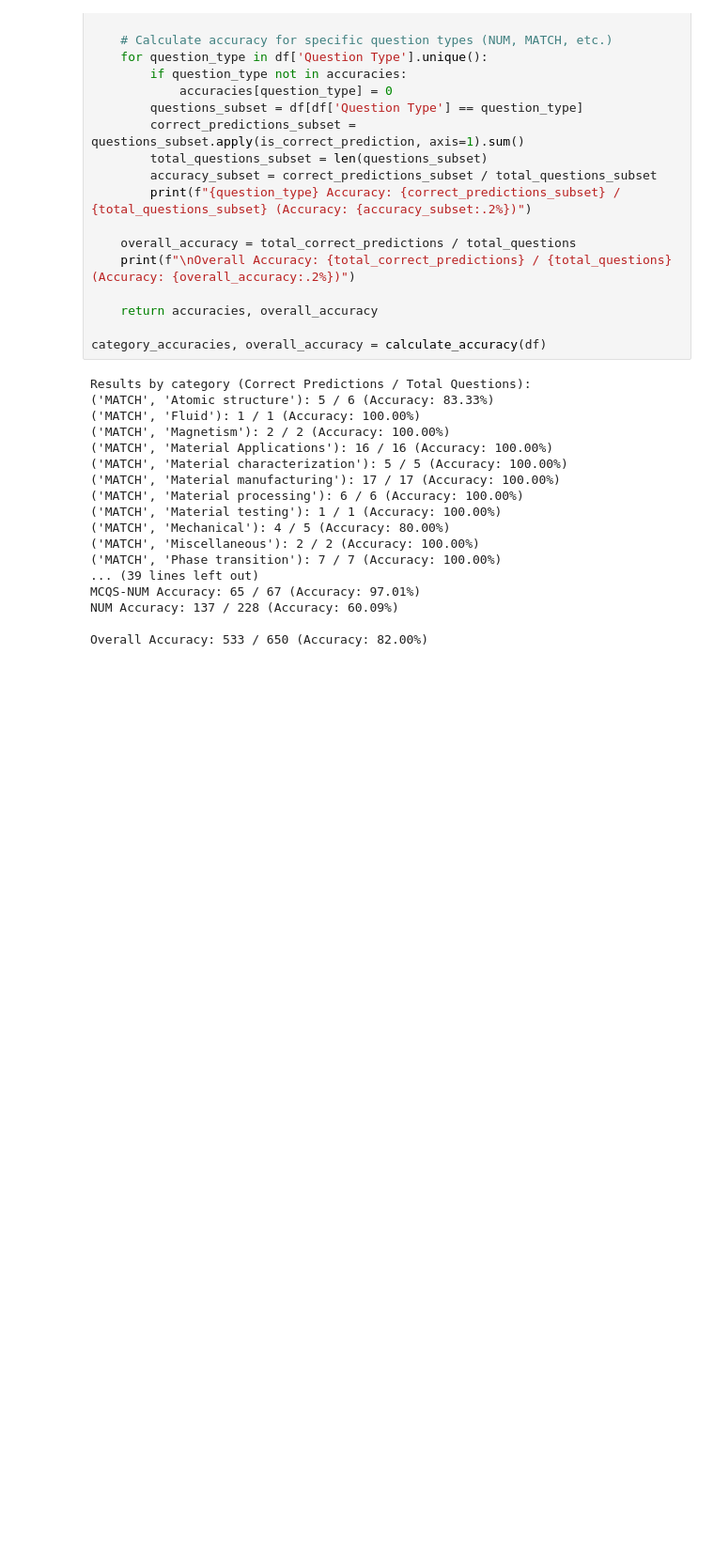
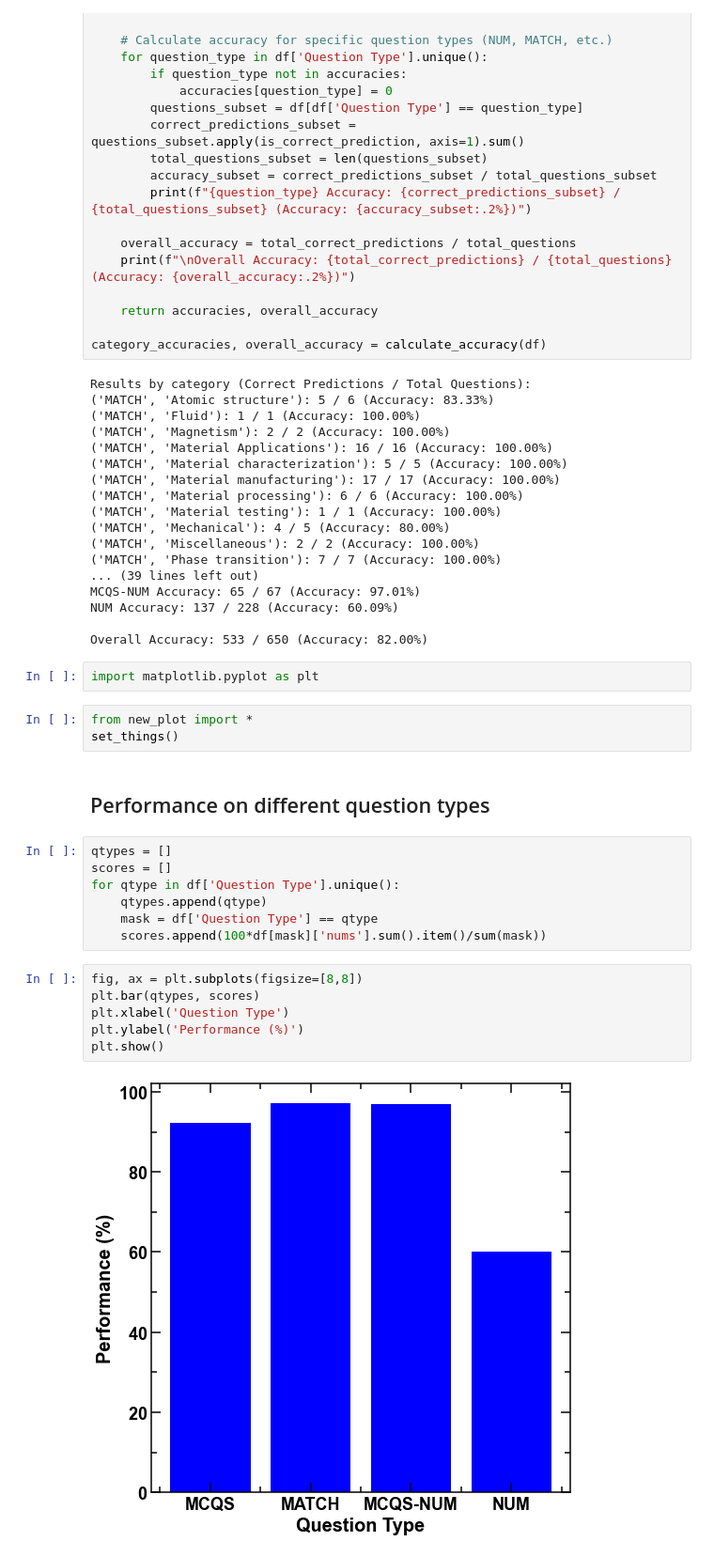
Before and after one commit to zakidotai/cerebras_mascqa, a Jupyter notebook: cerebras.ipynb, the cells around one changed output. Shown at 94% size. Drawn from its saved outputs; the diff is of its cells as text; blank space fills up the shorter version.

```diff
--- a/cerebras.ipynb
+++ b/cerebras.ipynb
@@ -268,3 +268,25 @@ MCQS-NUM Accuracy: 65 / 67 (Accuracy: 97.01%)
 NUM Accuracy: 137 / 228 (Accuracy: 60.09%)
 
 Overall Accuracy: 533 / 650 (Accuracy: 82.00%)
+# %%
+import matplotlib.pyplot as plt
+# %%
+from new_plot import *
+set_things()
+# %% [markdown]
+<h2>Performance on different question types</h2>
+# %%
+qtypes = []
+scores = []
+for qtype in df['Question Type'].unique():
+    qtypes.append(qtype)
+    mask = df['Question Type'] == qtype
+    scores.append(100*df[mask]['nums'].sum().item()/sum(mask))
+# %%
+fig, ax = plt.subplots(figsize=[8,8])
+plt.bar(qtypes, scores)
+plt.xlabel('Question Type')
+plt.ylabel('Performance (%)')
+plt.show()
+# %% [output]
+[figure, added]
```
Also changed, not shown: parts of 4 cells of this notebook.
